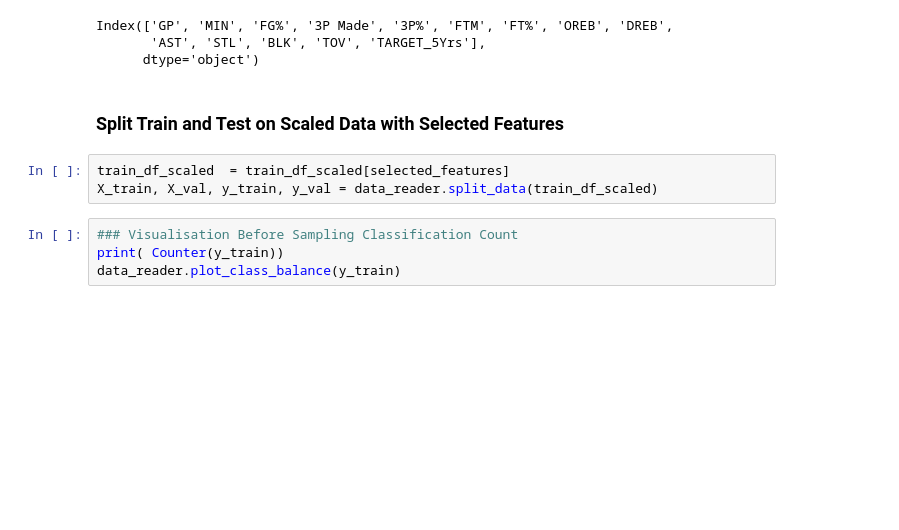
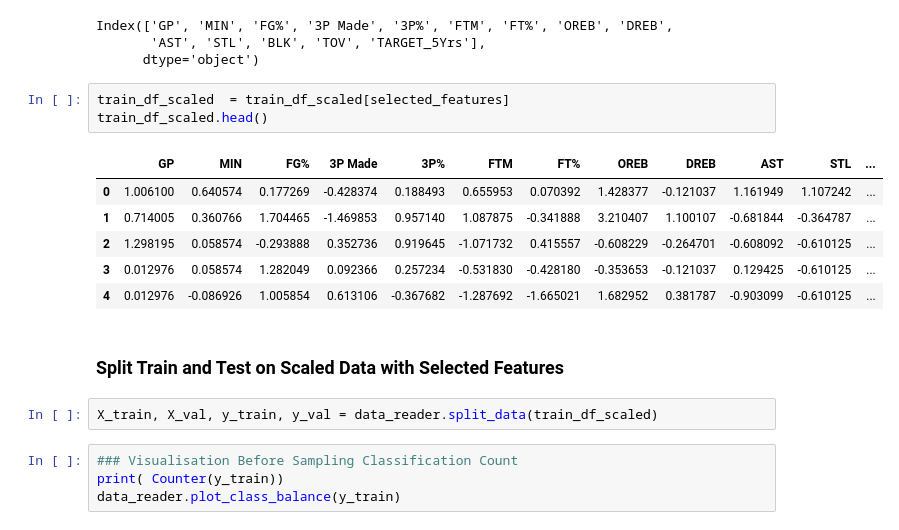
Before and after one commit to adv-dsi-group4/nba-career-prediction, a Jupyter notebook: notebooks/_Final_draft_logistic_regression_stdScaling_SMOTE_selectFeatures-Copy1.ipynb, the cells around one changed output. Cells and saved outputs as stored; diff of their text form; blank space fills up the shorter version.

```diff
--- a/notebooks/_Final_draft_logistic_regression_stdScaling_SMOTE_selectFeatures-Copy1.ipynb
+++ b/notebooks/_Final_draft_logistic_regression_stdScaling_SMOTE_selectFeatures-Copy1.ipynb
@@ -105,10 +132,19 @@ selected_features
 Index(['GP', 'MIN', 'FG%', '3P Made', '3P%', 'FTM', 'FT%', 'OREB', 'DREB',
        'AST', 'STL', 'BLK', 'TOV', 'TARGET_5Yrs'],
       dtype='object')
+# %%
+train_df_scaled  = train_df_scaled[selected_features]
+train_df_scaled.head()
+# %% [output]
+|  | GP | MIN | FG% | 3P Made | 3P% | FTM | FT% | OREB | DREB | AST | STL | ... |
+| 0 | 1.006100 | 0.640574 | 0.177269 | -0.428374 | 0.188493 | 0.655953 | 0.070392 | 1.428377 | -0.121037 | 1.161949 | 1.107242 | ... |
+| 1 | 0.714005 | 0.360766 | 1.704465 | -1.469853 | 0.957140 | 1.087875 | -0.341888 | 3.210407 | 1.100107 | -0.681844 | -0.364787 | ... |
+| 2 | 1.298195 | 0.058574 | -0.293888 | 0.352736 | 0.919645 | -1.071732 | 0.415557 | -0.608229 | -0.264701 | -0.608092 | -0.610125 | ... |
+| 3 | 0.012976 | 0.058574 | 1.282049 | 0.092366 | 0.257234 | -0.531830 | -0.428180 | -0.353653 | -0.121037 | 0.129425 | -0.610125 | ... |
+| 4 | 0.012976 | -0.086926 | 1.005854 | 0.613106 | -0.367682 | -1.287692 | -1.665021 | 1.682952 | 0.381787 | -0.903099 | -0.610125 | ... |
 # %% [markdown]
 ### Split Train and Test on Scaled Data with Selected Features
 # %%
-train_df_scaled  = train_df_scaled[selected_features]
 X_train, X_val, y_train, y_val = data_reader.split_data(train_df_scaled)
 # %%
 ### Visualisation Before Sampling Classification Count
```
Also changed, not shown: parts of 9 cells of this notebook, 1 other file.
